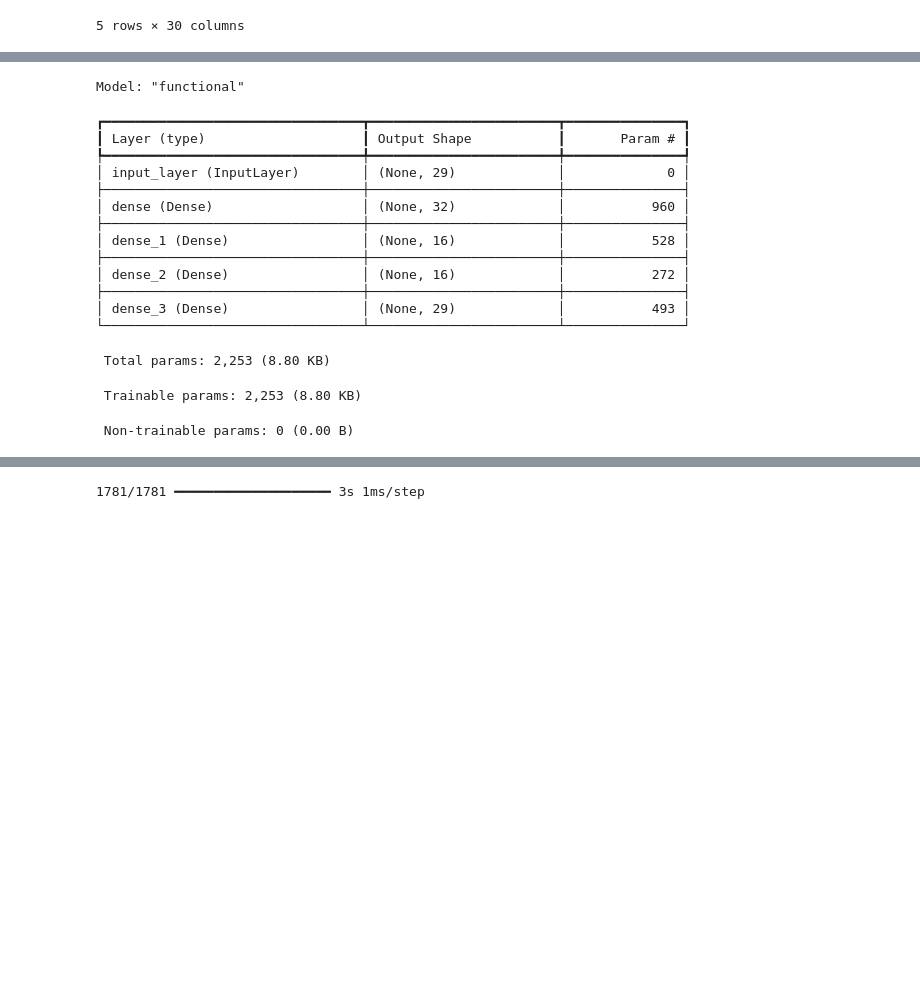
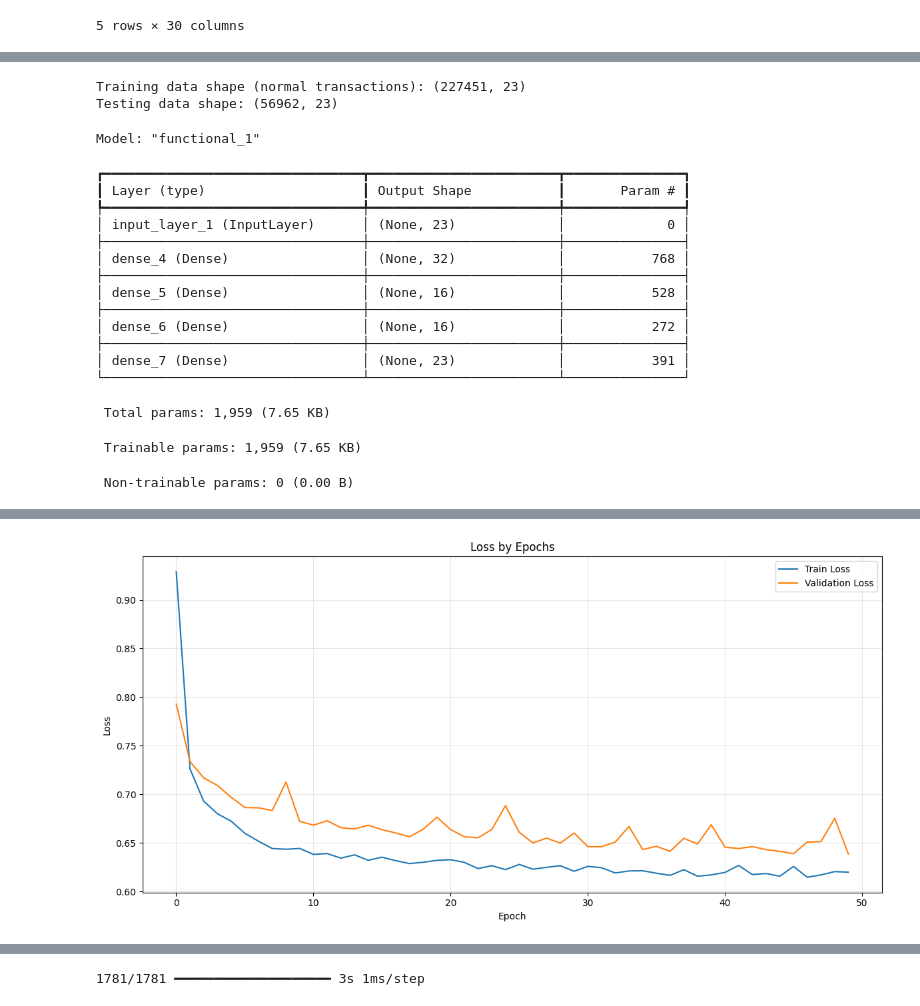
Before and after one commit to SuvitKumar003/Smart_Screen_Shot_Organizer, a Jupyter notebook: code_file.ipynb, the cells around one changed output, grey strips where cells are left out. Cells and saved outputs as stored; diff of their text form; code cells hidden in the pictures; blank space fills up the shorter version.

```diff
--- a/code_file.ipynb
+++ b/code_file.ipynb
@@ -94,53 +91,78 @@ Testing Data Shape: (56962, 29)
+# %%
+# Split PCA-transformed data into train and test sets.
+X_train_full, X_test, y_train_full, y_test = train_test_split(X_pca, y, test_size=0.2, random_state=RANDOM_SEED)
+
+# For training autoencoder, use only normal transactions.
+X_train = X_train_full[y_train_full == 0]
+print("Training data shape (normal transactions):", X_train.shape)
+print("Testing data shape:", X_test.shape)
+# %% [output]
+Training data shape (normal transactions): (227451, 23)
+Testing data shape: (56962, 23)
 # %%
-# Function to define autoencoder model
-def define_model(input_dim):
+def define_autoencoder(input_dim):
     layer_input = Input(shape=(input_dim,))
-    layer_encoder = Dense(DIM_ENCODER, activation="tanh", activity_regularizer=regularizers.l1(10e-5))(layer_input)
+    # Encoder
+    layer_encoder = Dense(DIM_ENCODER, activation="tanh",
+                          activity_regularizer=regularizers.l1(10e-5))(layer_input)
     layer_encoder = Dense(int(DIM_ENCODER / 2), activation="relu")(layer_encoder)
+    # Decoder
     layer_decoder = Dense(int(DIM_ENCODER / 2), activation="tanh")(layer_encoder)
     layer_decoder = Dense(input_dim, activation="relu")(layer_decoder)
     autoencoder = Model(inputs=layer_input, outputs=layer_decoder)
     return autoencoder
 
-# Initialize model
-model = define_model(X_train.shape[1])
-model.summary()
+input_dim = X_train.shape[1]
+autoencoder = define_autoencoder(input_dim)
+autoencoder.summary()
 # %% [output]
-Model: "functional"
+Model: "functional_1"
 ┏━━━━━━━━━━━━━━━━━━━━━━━━━━━━━━━━━┳━━━━━━━━━━━━━━━━━━━━━━━━┳━━━━━━━━━━━━━━━┓
 ┃ Layer (type)                    ┃ Output Shape           ┃       Param # ┃
 ┡━━━━━━━━━━━━━━━━━━━━━━━━━━━━━━━━━╇━━━━━━━━━━━━━━━━━━━━━━━━╇━━━━━━━━━━━━━━━┩
-│ input_layer (InputLayer)        │ (None, 29)             │             0 │
+│ input_layer_1 (InputLayer)      │ (None, 23)             │             0 │
 ├─────────────────────────────────┼────────────────────────┼───────────────┤
-│ dense (Dense)                   │ (None, 32)             │           960 │
+│ dense_4 (Dense)                 │ (None, 32)             │           768 │
 ├─────────────────────────────────┼────────────────────────┼───────────────┤
-│ dense_1 (Dense)                 │ (None, 16)             │           528 │
+│ dense_5 (Dense)                 │ (None, 16)             │           528 │
 ├─────────────────────────────────┼────────────────────────┼───────────────┤
-│ dense_2 (Dense)                 │ (None, 16)             │           272 │
+│ dense_6 (Dense)                 │ (None, 16)             │           272 │
 ├─────────────────────────────────┼────────────────────────┼───────────────┤
-│ dense_3 (Dense)                 │ (None, 29)             │           493 │
+│ dense_7 (Dense)                 │ (None, 23)             │           391 │
 └─────────────────────────────────┴────────────────────────┴───────────────┘
- Total params: 2,253 (8.80 KB)
+ Total params: 1,959 (7.65 KB)
- Trainable params: 2,253 (8.80 KB)
+ Trainable params: 1,959 (7.65 KB)
  Non-trainable params: 0 (0.00 B)
 # %%
-# Compile the model
-model.compile(optimizer=OPTIMIZER, loss=LOSS, metrics=[EVAL_METRIC])
+# Compile the autoencoder
+autoencoder.compile(optimizer=OPTIMIZER, loss=LOSS, metrics=[EVAL_METRIC])
 
 # Define callbacks
-checkpoint = ModelCheckpoint(filepath=os.path.join(MODEL_SAV_DIR, "trained_model.keras"), verbose=1, save_best_only=True)
+checkpoint = ModelCheckpoint(filepath=os.path.join(MODEL_SAV_DIR, "trained_model.keras"),
+                             verbose=1, save_best_only=True)
 log_tensorboard = TensorBoard(log_dir='./logs', histogram_freq=0, write_graph=True, write_images=True)
 
-# Train the model
-history = model.fit(X_train, X_train,
-                    epochs=EPOCHS,
-                    batch_size=BATCH_SIZE,
-                    shuffle=True,
-                    validation_data=(X_test, X_test),
-                    verbose=1,
-                    callbacks=[checkpoint, log_tensorboard])
+# Train the autoencoder (training only on normal transactions)
+history = autoencoder.fit(X_train, X_train,
+                          epochs=EPOCHS,
+                          batch_size=BATCH_SIZE,
+                          shuffle=True,
+                          validation_data=(X_test, X_test),  # Validation on all data
+                          verbose=1,
+                          callbacks=[checkpoint, log_tensorboard])
 
-# Save training history
-history_dict = history.history
+# Plot and save the loss curves
+plt.figure(figsize=(12, 6))
+plt.plot(history.history['loss'], label='Train Loss')
+plt.plot(history.history['val_loss'], label='Validation Loss')
+plt.title('Loss by Epochs')
+plt.xlabel('Epoch')
+plt.ylabel('Loss')
+plt.legend()
+plt.grid(True, alpha=0.3)
+plt.tight_layout()
+loss_plot_path = os.path.join(PLOTS_DIR, "Loss_Curves.png")
+plt.savefig(loss_plot_path, dpi=300)
+plt.show()
 # %% [output]
 Epoch 1/50
@@ -162,0 +185 @@ Epoch 50: val_loss did not improve from 0.63817
+[figure, added]
```
Also changed, not shown: parts of 7 cells of this notebook.
